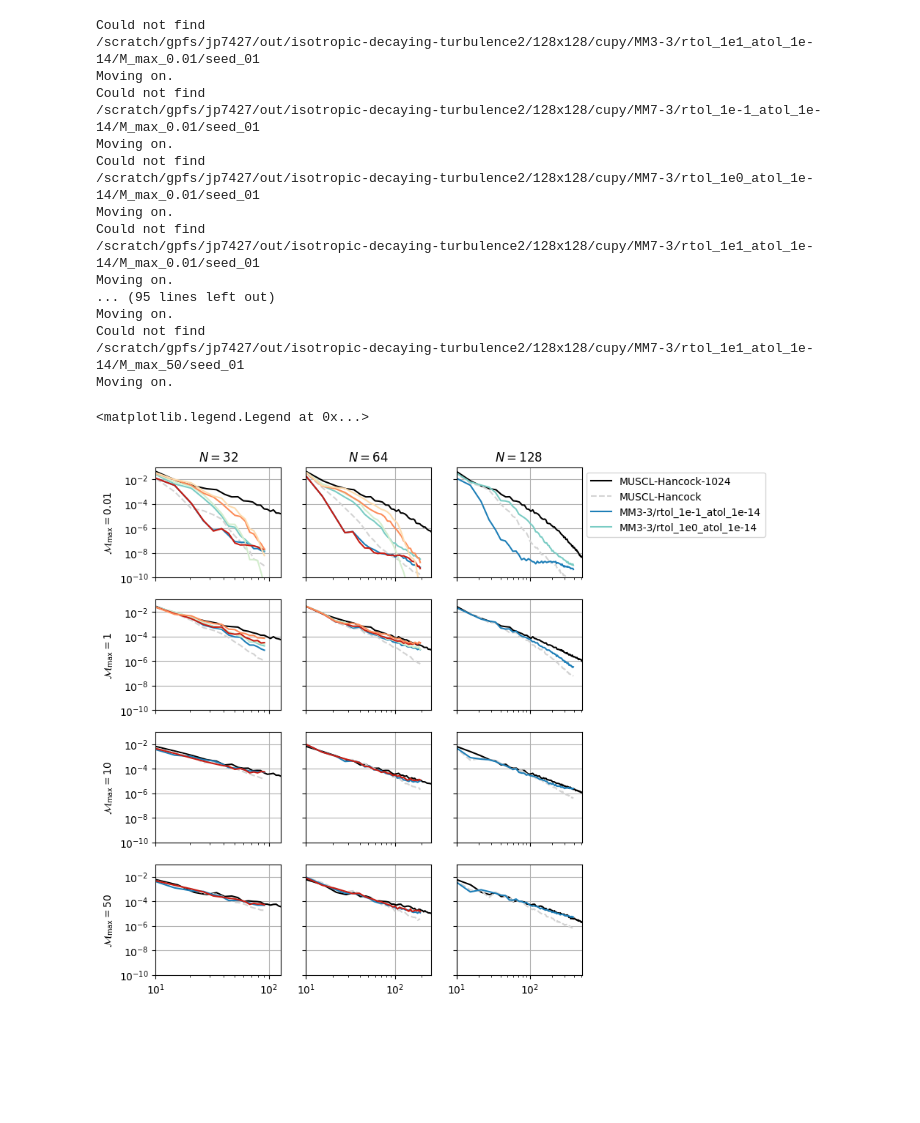
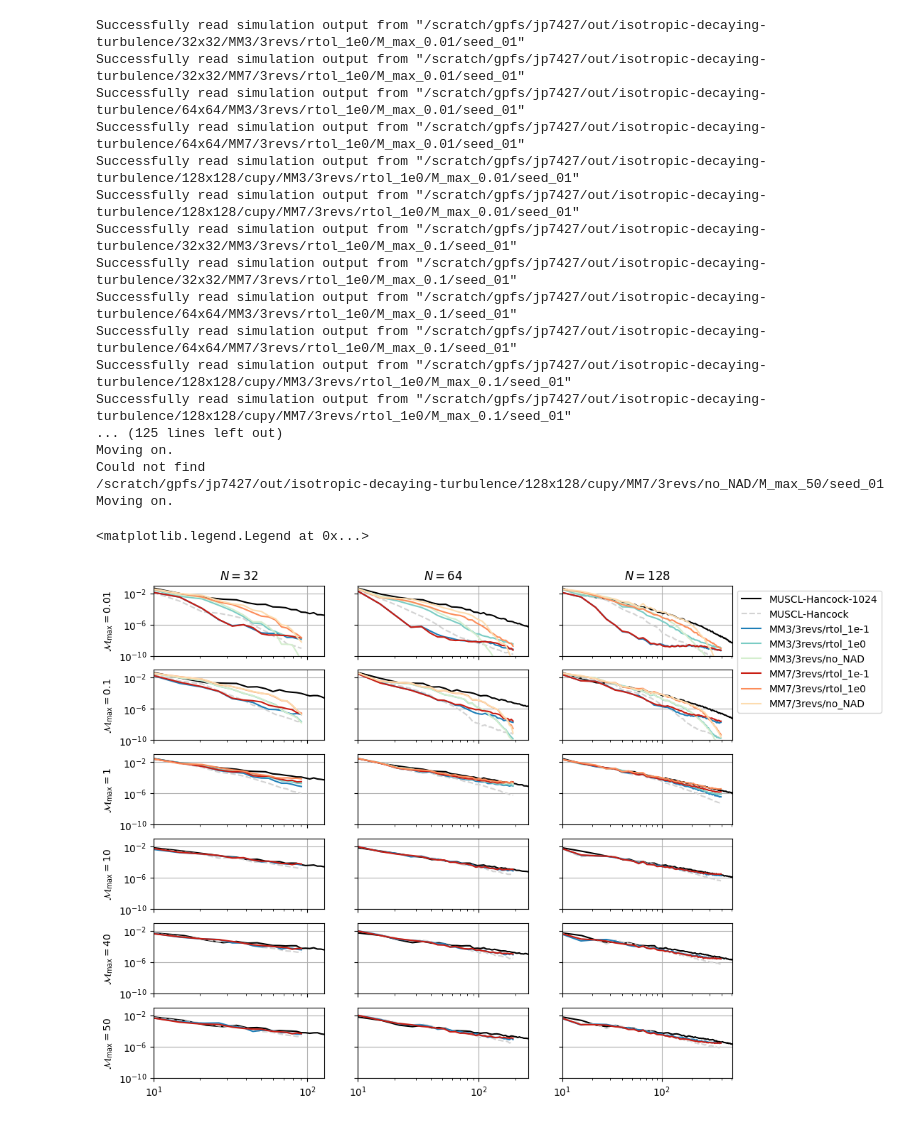
Before and after one commit to jpalafou/superfv, a Jupyter notebook: benchmarks/isotropic-decaying-turbulence/Spectra.ipynb, the cells around one changed output. Cells and saved outputs as stored; diff of their text form; code cells hidden in the pictures; blank space fills up the shorter version.

```diff
--- a/benchmarks/isotropic-decaying-turbulence/Spectra.ipynb
+++ b/benchmarks/isotropic-decaying-turbulence/Spectra.ipynb
@@ -6,7 +6,7 @@ import numpy as np
 
 from superfv import OutputLoader
 
-base_path = "/scratch/gpfs/jp7427/out/isotropic-decaying-turbulence2/"
+base_path = "/scratch/gpfs/jp7427/out/isotropic-decaying-turbulence/"
 # %%
 def isotropic_2d_spectrum(
     vx, vy, rho=None, dx=1.0, dy=1.0, density_weighted=True, nbins=None
@@ -103,7 +103,7 @@ def plot_spectra(sim, ax, style=None, n=-1, M_max=1):
 # %%
 sim_cache = {}
 # %%
-M_max_values = [0.01, 1, 10, 50]
+M_max_values = [0.01, 0.1, 1, 10, 40, 50]
 N_values = [32, 64, 128]
 seed = 1
 
@@ -133,12 +133,12 @@ cmap2 = plt.get_cmap("OrRd")
 styles = {
     "MUSCL-Hancock-1024": dict(color="black"),
     "MUSCL-Hancock": dict(color="lightgrey", linestyle="--"),
-    "MM3-3/rtol_1e-1_atol_1e-14": dict(color=cmap1(0.8)),
-    "MM3-3/rtol_1e0_atol_1e-14": dict(color=cmap1(0.5)),
-    "MM3-3/rtol_1e1_atol_1e-14": dict(color=cmap1(0.2)),
-    "MM7-3/rtol_1e-1_atol_1e-14": dict(color=cmap2(0.8)),
-    "MM7-3/rtol_1e0_atol_1e-14": dict(color=cmap2(0.5)),
-    "MM7-3/rtol_1e1_atol_1e-14": dict(color=cmap2(0.2)),
+    "MM3/3revs/rtol_1e-1": dict(color=cmap1(0.8)),
+    "MM3/3revs/rtol_1e0": dict(color=cmap1(0.5)),
+    "MM3/3revs/no_NAD": dict(color=cmap1(0.2)),
+    "MM7/3revs/rtol_1e-1": dict(color=cmap2(0.8)),
+    "MM7/3revs/rtol_1e0": dict(color=cmap2(0.5)),
+    "MM7/3revs/no_NAD": dict(color=cmap2(0.2)),
     # "ZS3": dict(color=cmap1(0.8)),
     # "ZS3t": dict(color=cmap1(0.2)),
     # "ZS7": dict(color=cmap2(0.8)),
@@ -159,47 +159,47 @@ for (i, M_max), (j, N), (scheme, style) in product(
     else:
         if scheme == "MUSCL-Hancock-1024":
             sim_path = (
                 base_path
                 + f"1024x1024/cupy/MUSCL-Hancock/M_max_{M_max}/seed_{seed:02d}"
             )
         else:
             sim_path = (
                 base_path
                 + f"{N}x{N}/"
                 + ("cupy/" if N >= 128 else "")
                 + scheme
                 + f"/M_max_{M_max}/seed_{seed:02d}"
             )
 
         try:
             sim = OutputLoader(sim_path)
             sim_cache[key] = sim
         except FileNotFoundError:
             print(f"Could not find\n{sim_path}\nMoving on.")
             continue
 
     plot_spectra(sim, axs[i, j], style=style | dict(label=scheme), M_max=M_max)
 
 axs[0, -1].legend(loc="upper left", bbox_to_anchor=(1, 1))
 # %% [output]
-Could not find
-/scratch/gpfs/jp7427/out/isotropic-decaying-turbulence2/128x128/cupy/MM3-3/rtol_1e1_atol_1e-14/M_max_0.01/seed_01
+Successfully read simulation output from "/scratch/gpfs/jp7427/out/isotropic-decaying-turbulence/32x32/MM3/3revs/rtol_1e0/M_max_0.01/seed_01"
+Successfully read simulation output from "/scratch/gpfs/jp7427/out/isotropic-decaying-turbulence/32x32/MM7/3revs/rtol_1e0/M_max_0.01/seed_01"
+Successfully read simulation output from "/scratch/gpfs/jp7427/out/isotropic-decaying-turbulence/64x64/MM3/3revs/rtol_1e0/M_max_0.01/seed_01"
+Successfully read simulation output from "/scratch/gpfs/jp7427/out/isotropic-decaying-turbulence/64x64/MM7/3revs/rtol_1e0/M_max_0.01/seed_01"
+Successfully read simulation output from "/scratch/gpfs/jp7427/out/isotropic-decaying-turbulence/128x128/cupy/MM3/3revs/rtol_1e0/M_max_0.01/seed_01"
+Successfully read simulation output from "/scratch/gpfs/jp7427/out/isotropic-decaying-turbulence/128x128/cupy/MM7/3revs/rtol_1e0/M_max_0.01/seed_01"
+Successfully read simulation output from "/scratch/gpfs/jp7427/out/isotropic-decaying-turbulence/32x32/MM3/3revs/rtol_1e0/M_max_0.1/seed_01"
+Successfully read simulation output from "/scratch/gpfs/jp7427/out/isotropic-decaying-turbulence/32x32/MM7/3revs/rtol_1e0/M_max_0.1/seed_01"
+Successfully read simulation output from "/scratch/gpfs/jp7427/out/isotropic-decaying-turbulence/64x64/MM3/3revs/rtol_1e0/M_max_0.1/seed_01"
+Successfully read simulation output from "/scratch/gpfs/jp7427/out/isotropic-decaying-turbulence/64x64/MM7/3revs/rtol_1e0/M_max_0.1/seed_01"
+Successfully read simulation output from "/scratch/gpfs/jp7427/out/isotropic-decaying-turbulence/128x128/cupy/MM3/3revs/rtol_1e0/M_max_0.1/seed_01"
+Successfully read simulation output from "/scratch/gpfs/jp7427/out/isotropic-decaying-turbulence/128x128/cupy/MM7/3revs/rtol_1e0/M_max_0.1/seed_01"
+... (125 lines left out)
 Moving on.
 Could not find
-/scratch/gpfs/jp7427/out/isotropic-decaying-turbulence2/128x128/cupy/MM7-3/rtol_1e-1_atol_1e-14/M_max_0.01/seed_01
+/scratch/gpfs/jp7427/out/isotropic-decaying-turbulence/128x128/cupy/MM7/3revs/no_NAD/M_max_50/seed_01
 Moving on.
-Could not find
-/scratch/gpfs/jp7427/out/isotropic-decaying-turbulence2/128x128/cupy/MM7-3/rtol_1e0_atol_1e-14/M_max_0.01/seed_01
-Moving on.
-Could not find
-/scratch/gpfs/jp7427/out/isotropic-decaying-turbulence2/128x128/cupy/MM7-3/rtol_1e1_atol_1e-14/M_max_0.01/seed_01
-Moving on.
-... (95 lines left out)
-Moving on.
-Could not find
-/scratch/gpfs/jp7427/out/isotropic-decaying-turbulence2/128x128/cupy/MM7-3/rtol_1e1_atol_1e-14/M_max_50/seed_01
-Moving on.
 <matplotlib.legend.Legend at 0x...>
-[figure, old version]
+[figure, new version]
 # %%
 fig.savefig("a-posteriori-spectra.png", dpi=300, bbox_inches="tight")
```
Also changed, not shown: 3 other files.
